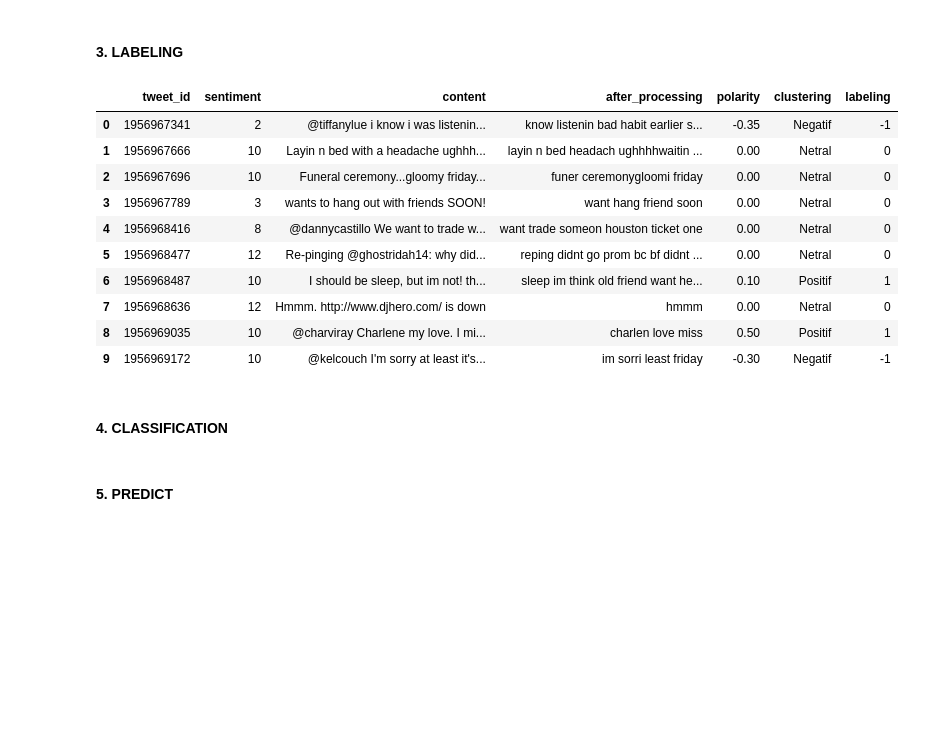
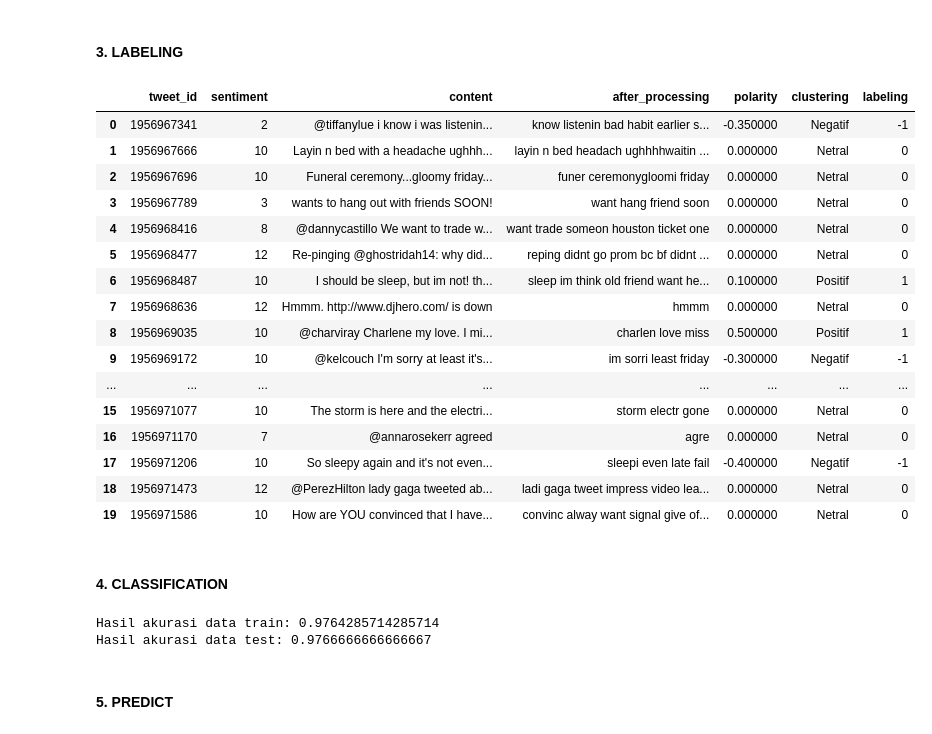
Before and after one commit to aliyyaps/UAS_ML, a Jupyter notebook: UAS_ML.ipynb, the cells around one changed output. Cells and saved outputs as stored; diff of their text form; code cells hidden in the pictures; blank space fills up the shorter version.

```diff
--- a/UAS_ML.ipynb
+++ b/UAS_ML.ipynb
@@ -258,28 +258,34 @@ df.head(10)
 # %%
 # Labeling sentiment_cluster and make new column with name labeling from sentiment_cluster
 df['labeling'] = df['clustering'].map({'Positif': 1, 'Netral': 0, 'Negatif': -1})
-df.head(10)
+df.head(20)
 # %% [output]
 |  | tweet_id | sentiment | content | after_processing | polarity | clustering | labeling |
-| 0 | 1956967341 | 2 | @tiffanylue i know i was listenin... | know listenin bad habit earlier s... | -0.35 | Negatif | -1 |
-| 1 | 1956967666 | 10 | Layin n bed with a headache ughhh... | layin n bed headach ughhhhwaitin ... | 0.00 | Netral | 0 |
-| 2 | 1956967696 | 10 | Funeral ceremony...gloomy friday... | funer ceremonygloomi friday | 0.00 | Netral | 0 |
-| 3 | 1956967789 | 3 | wants to hang out with friends SOON! | want hang friend soon | 0.00 | Netral | 0 |
-| 4 | 1956968416 | 8 | @dannycastillo We want to trade w... | want trade someon houston ticket one | 0.00 | Netral | 0 |
-| 5 | 1956968477 | 12 | Re-pinging @ghostridah14: why did... | reping didnt go prom bc bf didnt ... | 0.00 | Netral | 0 |
-| 6 | 1956968487 | 10 | I should be sleep, but im not! th... | sleep im think old friend want he... | 0.10 | Positif | 1 |
-| 7 | 1956968636 | 12 | Hmmm. http://www.djhero.com/ is down | hmmm | 0.00 | Netral | 0 |
-| 8 | 1956969035 | 10 | @charviray Charlene my love. I mi... | charlen love miss | 0.50 | Positif | 1 |
-| 9 | 1956969172 | 10 | @kelcouch I'm sorry at least it's... | im sorri least friday | -0.30 | Negatif | -1 |
+| 0 | 1956967341 | 2 | @tiffanylue i know i was listenin... | know listenin bad habit earlier s... | -0.350000 | Negatif | -1 |
+| 1 | 1956967666 | 10 | Layin n bed with a headache ughhh... | layin n bed headach ughhhhwaitin ... | 0.000000 | Netral | 0 |
+| 2 | 1956967696 | 10 | Funeral ceremony...gloomy friday... | funer ceremonygloomi friday | 0.000000 | Netral | 0 |
+| 3 | 1956967789 | 3 | wants to hang out with friends SOON! | want hang friend soon | 0.000000 | Netral | 0 |
+| 4 | 1956968416 | 8 | @dannycastillo We want to trade w... | want trade someon houston ticket one | 0.000000 | Netral | 0 |
+| 5 | 1956968477 | 12 | Re-pinging @ghostridah14: why did... | reping didnt go prom bc bf didnt ... | 0.000000 | Netral | 0 |
+| 6 | 1956968487 | 10 | I should be sleep, but im not! th... | sleep im think old friend want he... | 0.100000 | Positif | 1 |
+| 7 | 1956968636 | 12 | Hmmm. http://www.djhero.com/ is down | hmmm | 0.000000 | Netral | 0 |
+| 8 | 1956969035 | 10 | @charviray Charlene my love. I mi... | charlen love miss | 0.500000 | Positif | 1 |
+| 9 | 1956969172 | 10 | @kelcouch I'm sorry at least it's... | im sorri least friday | -0.300000 | Negatif | -1 |
+| ... | ... | ... | ... | ... | ... | ... | ... |
+| 15 | 1956971077 | 10 | The storm is here and the electri... | storm electr gone | 0.000000 | Netral | 0 |
+| 16 | 1956971170 | 7 | @annarosekerr agreed | agre | 0.000000 | Netral | 0 |
+| 17 | 1956971206 | 10 | So sleepy again and it's not even... | sleepi even late fail | -0.400000 | Negatif | -1 |
+| 18 | 1956971473 | 12 | @PerezHilton lady gaga tweeted ab... | ladi gaga tweet impress video lea... | 0.000000 | Netral | 0 |
+| 19 | 1956971586 | 10 | How are YOU convinced that I have... | convinc alway want signal give of... | 0.000000 | Netral | 0 |
 # %% [markdown]
 #### 4. CLASSIFICATION
 # %%
 # Training And Evaluating Model
-from sklearn.svm import SVC
+from sklearn.tree import DecisionTreeClassifier
 from sklearn.metrics import accuracy_score
 
 # C-Support Vector Classification
-model = SVC()
+model = DecisionTreeClassifier()
 
 # Trainingg
 model.fit(X, y)
@@ -299,5 +305,8 @@ acc_test = accuracy_score(y_test, y_pred_test)
 # Print hasil evaluasi
 print(f'Hasil akurasi data train: {acc_train}')
 print(f'Hasil akurasi data test: {acc_test}')
+# %% [output]
+Hasil akurasi data train: 0.9764285714285714
+Hasil akurasi data test: 0.9766666666666667
 # %% [markdown]
 #### 5. PREDICT
```
Also changed, not shown: parts of 3 cells of this notebook.
